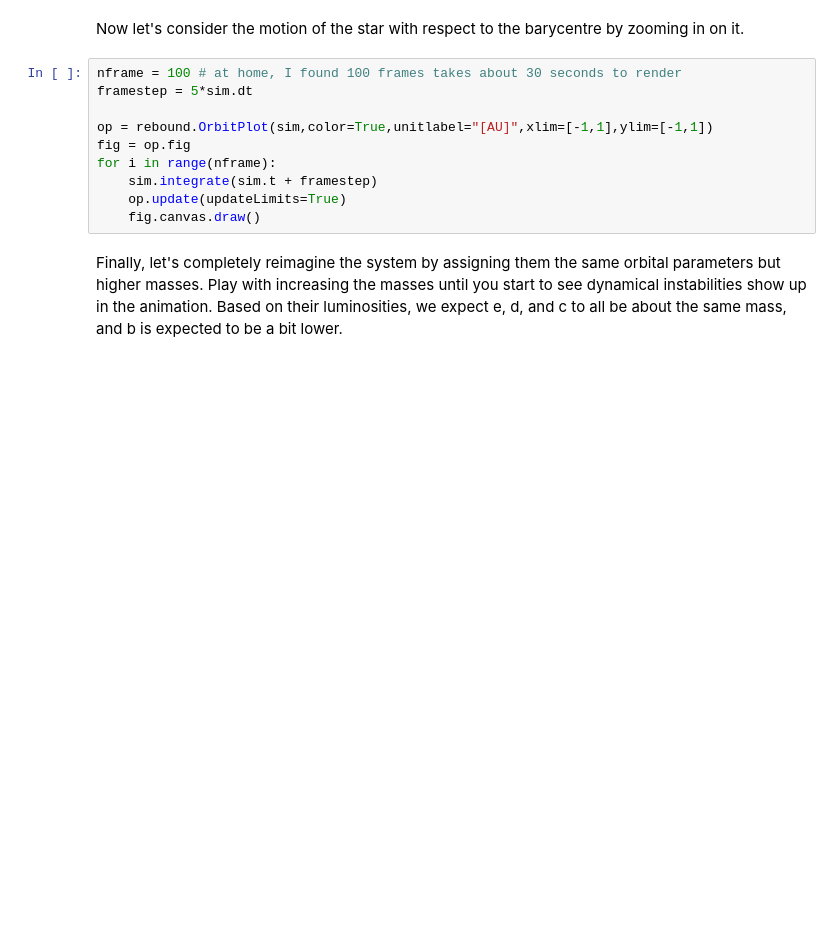
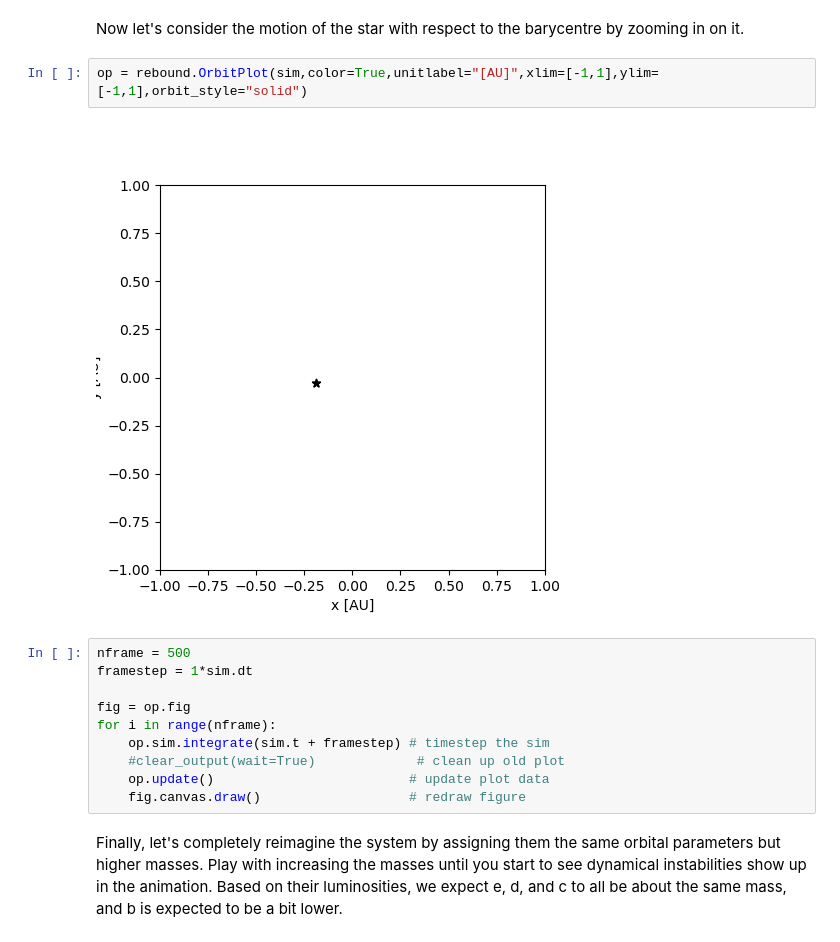
Before and after one commit to trentdupuy/PHYS10111_REBOUND, a Jupyter notebook: rebound_HR8799.ipynb, the cells around one changed output. Saved outputs shown, nothing was run; the diff lists cells and outputs as text; blank space fills up the shorter version.

```diff
--- a/rebound_HR8799.ipynb
+++ b/rebound_HR8799.ipynb
@@ -141,15 +212,19 @@ for o in sim.calculate_orbits():
 # %% [markdown]
 Now let's consider the motion of the star with respect to the barycentre by zooming in on it.
+# %%
+op = rebound.OrbitPlot(sim,color=True,unitlabel="[AU]",xlim=[-1,1],ylim=[-1,1],orbit_style="solid")
+# %% [output]
+[figure, added]
 # %%
-nframe = 100 # at home, I found 100 frames takes about 30 seconds to render
-framestep = 5*sim.dt
+nframe = 500
+framestep = 1*sim.dt
 
-op = rebound.OrbitPlot(sim,color=True,unitlabel="[AU]",xlim=[-1,1],ylim=[-1,1])
 fig = op.fig
 for i in range(nframe):
-    sim.integrate(sim.t + framestep)
-    op.update(updateLimits=True)
-    fig.canvas.draw()
+    op.sim.integrate(sim.t + framestep) # timestep the sim
+    #clear_output(wait=True)             # clean up old plot
+    op.update()                         # update plot data
+    fig.canvas.draw()                   # redraw figure
 # %% [markdown]
 Finally, let's completely reimagine the system by assigning them the same orbital parameters but higher masses. Play with increasing the masses until you start to see dynamical instabilities show up in the animation. Based on their luminosities, we expect e, d, and c to all be about the same mass, and b is expected to be a bit lower.
 # %%
```
Also changed, not shown: parts of 12 cells of this notebook.
